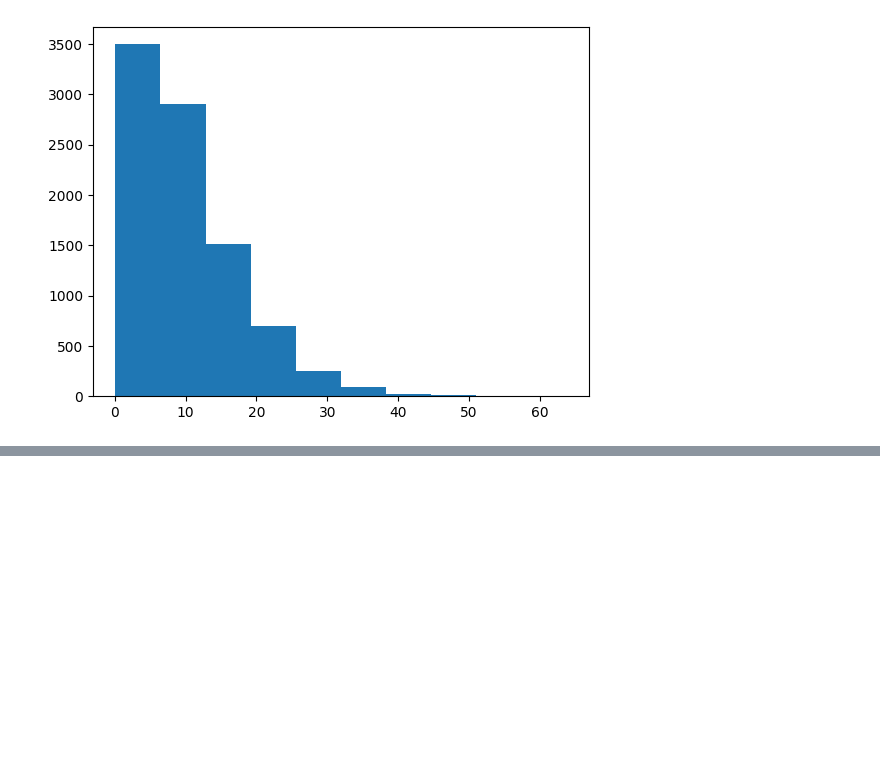
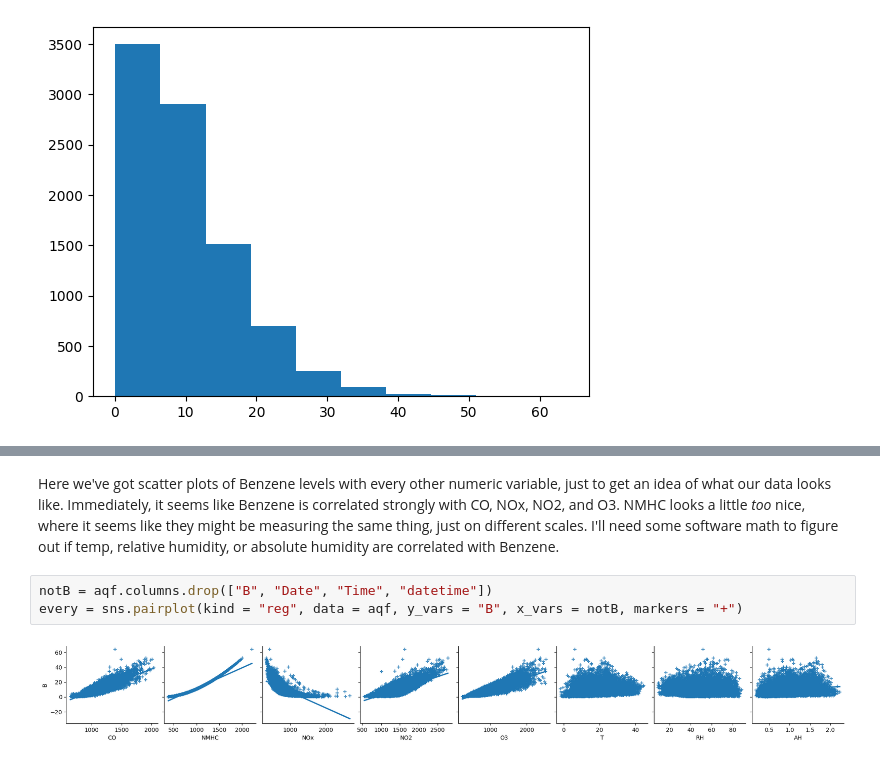
Before and after one commit to tort-cam/ST-554-P1, a Jupyter notebook: Task2/ST554Proj1EDA.ipynb, the cells around one changed output, grey strips where cells are left out. Drawn from its saved outputs; the diff is of its cells as text; blank space fills up the shorter version.

```diff
--- a/Task2/ST554Proj1EDA.ipynb
+++ b/Task2/ST554Proj1EDA.ipynb
@@ -141,0 +163,7 @@ plt.scatter(aqf["datetime"], aqf["B"], s = .05, c = "black")
+# %% [markdown]
+Here we've got scatter plots of Benzene levels with every other numeric variable, just to get an idea of what our data looks like. Immediately, it seems like Benzene is correlated strongly with CO, NOx, NO2, and O3. NMHC looks a little *too* nice, where it seems like they might be measuring the same thing, just on different scales. I'll need some software math to figure out if temp, relative humidity, or absolute humidity are correlated with Benzene.
+# %%
+notB = aqf.columns.drop(["B", "Date", "Time", "datetime"])
+every = sns.pairplot(kind = "reg", data = aqf, y_vars = "B", x_vars = notB, markers = "+")
+# %% [output]
+[figure, added]
```
Also changed, not shown: parts of 25 cells of this notebook.
